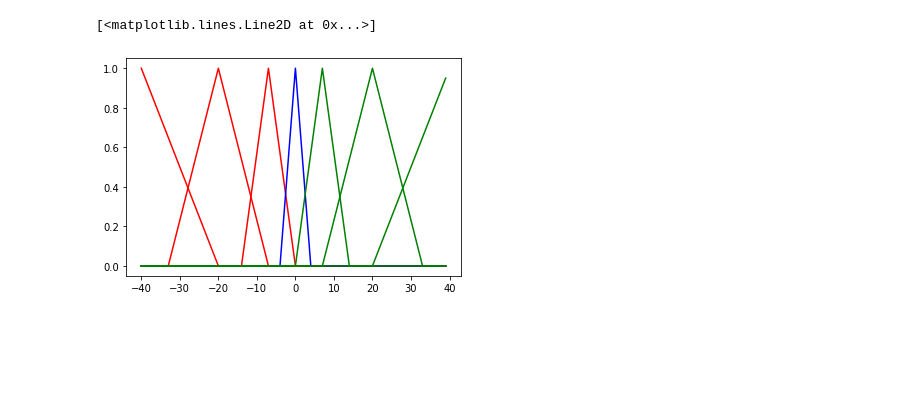
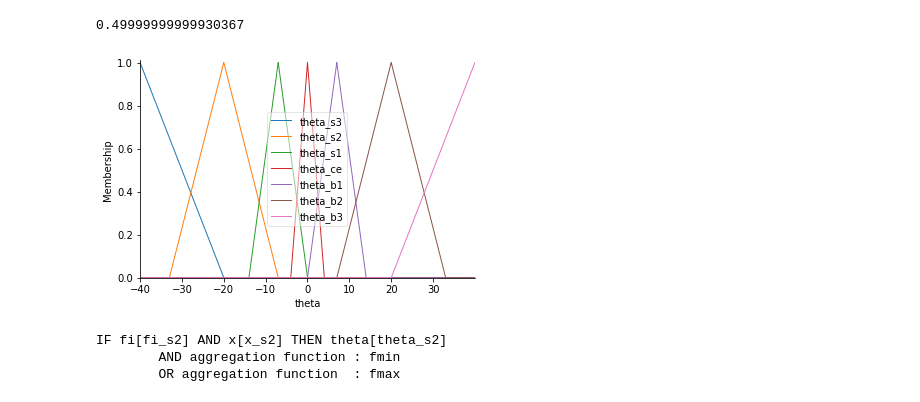
Before and after one commit to fatemehkarimi/computational-intelligence-homeworks, a Jupyter notebook: mamdani_truck.ipynb, the cells around one changed output. Drawn from its saved outputs; the diff is of its cells as text; code cells hidden in the pictures; blank space fills up the shorter version.

Commit message:
with_one_rule

```diff
--- a/mamdani_truck.ipynb
+++ b/mamdani_truck.ipynb
@@ -72,21 +85,63 @@ theta = np.arange(-40,40,1)
+# %%
+#theta
+theta_norm = np.arange(-40,40,0.01,dtype = np.float)
+theta = ctrl.Consequent(np.arange(-40,40,0.01,dtype = np.float), 'theta')
 # %%
-theta_s3 = fuzz.trimf(theta,[-40,-40,-20])
-theta_s2 = fuzz.trimf(theta,[-33,-20,-7])
-theta_s1 = fuzz.trimf(theta,[-14,-7,-0])
+theta_s3 = fuzz.trimf(theta_norm,[-40,-40,-20])
+theta['theta_s3'] = theta_s3
 
-theta_ce = fuzz.trimf(theta,[-4,-0,4])
+theta_s2 = fuzz.trimf(theta_norm,[-33,-20,-7])
+theta['theta_s2'] = theta_s2
 
-theta_b1 = fuzz.trimf(theta,[0,7,14])
-theta_b2 = fuzz.trimf(theta,[7,20,33])
-theta_b3 = fuzz.trimf(theta,[20,40,40])
+theta_s1 = fuzz.trimf(theta_norm,[-14,-7,0])
+theta['theta_s1'] = theta_s1
+
+theta_ce = fuzz.trimf(theta_norm,[-4,0,4])
+theta['theta_ce'] = theta_ce
+
+theta_b1 = fuzz.trimf(theta_norm,[0,7,14])
+theta['theta_b1'] = theta_b1
+
+theta_b2 = fuzz.trimf(theta_norm,[7,20,33])
+theta['theta_b2'] = theta_b2
+
+theta_b3 = fuzz.trimf(theta_norm,[20,40,40])
+theta['theta_b3'] = theta_b3
-# %%
-plt.plot(theta, theta_s3, 'r', linewidth=1.5, label='small3')
-plt.plot(theta, theta_s2, 'r', linewidth=1.5, label='small2')
-plt.plot(theta, theta_s1, 'r', linewidth=1.5, label='small1')
-plt.plot(theta, theta_ce, 'b', linewidth=1.5, label='center')
-plt.plot(theta, theta_b1, 'g', linewidth=1.5, label='big1')
-plt.plot(theta, theta_b2, 'g', linewidth=1.5, label='big2')
-plt.plot(theta, theta_b3, 'g', linewidth=1.5, label='big3')
-# %% [output]
-[<matplotlib.lines.Line2D at 0x...>]
-[figure, removed]
+# %%
+theta_b3[int((30-(-40))/0.01)]
+# %% [output]
+0.49999999999930367
+# %%
+theta.view()
+# %% [output]
+[figure, added]
+# %%
+#rules
+#table 1
+x1 = 1
+fi1 = 0
+theta1 = -19
+
+dic_theta = {1:theta_s3,2:theta_s2,3:theta_s1,4:theta_ce,5:theta_b1,6:theta_b2,7:theta_b3}
+dic_theta_names = {1:'theta_s3',2:'theta_s2',3:'theta_s1',4:'theta_ce',5:'theta_b1',6:'theta_b2',7:'theta_b3'}
+
+max_theta_member = np.argmax([dic_theta[i][int((theta1-(-40))/0.01)] for i in range(1,8)])
+
+dic_x = {1:x_s2,2:x_s1,3:x_ce,4:x_b1,5:x_b2}
+dic_x_names = {1:'x_s2',2:'x_s1',3:'x_ce',4:'x_b1',5:'x_b2'}
+
+max_x = np.argmax([dic_x[i][int(x1*100)] for i in range(1,6)])
+
+dic_fi = {1:fi_s3,2:fi_s2,3:fi_s1,4:fi_ce,5:fi_b1,6:fi_b2,7:fi_b3}
+dic_fi_names = {1:'fi_s3',2:'fi_s2',3:'fi_s1',4:'fi_ce',5:'fi_b1',6:'fi_b2',7:'fi_b3'}
+
+max_fi_member = np.argmax([dic_fi[i][int((fi1-(-90))/0.01)] for i in range(1,8)])
+
+rule1 = ctrl.Rule(fi[dic_fi_names[max_fi_member+1]] & x[dic_x_names[max_x+1]],theta[dic_theta_names[max_theta_member+1]])
+
+
+rule1
+# %% [output]
+IF fi[fi_s2] AND x[x_s2] THEN theta[theta_s2]
+        AND aggregation function : fmin
+        OR aggregation function  : fmax
```
Also changed, not shown: parts of 15 cells of this notebook.
